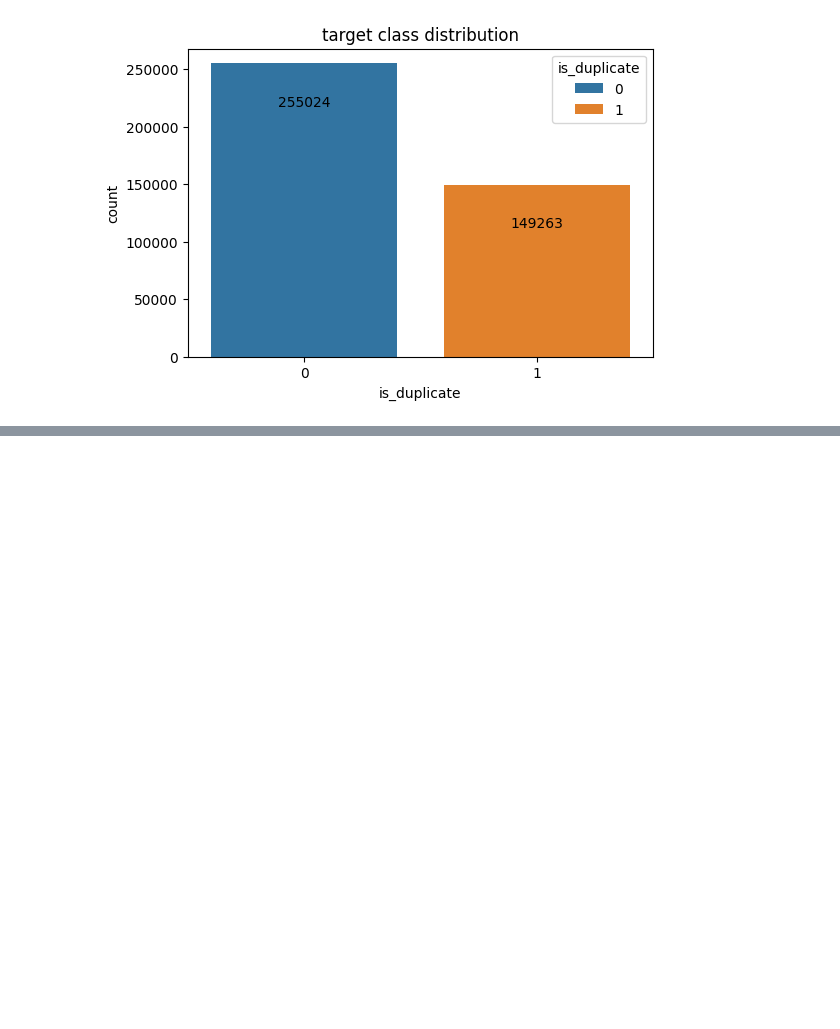
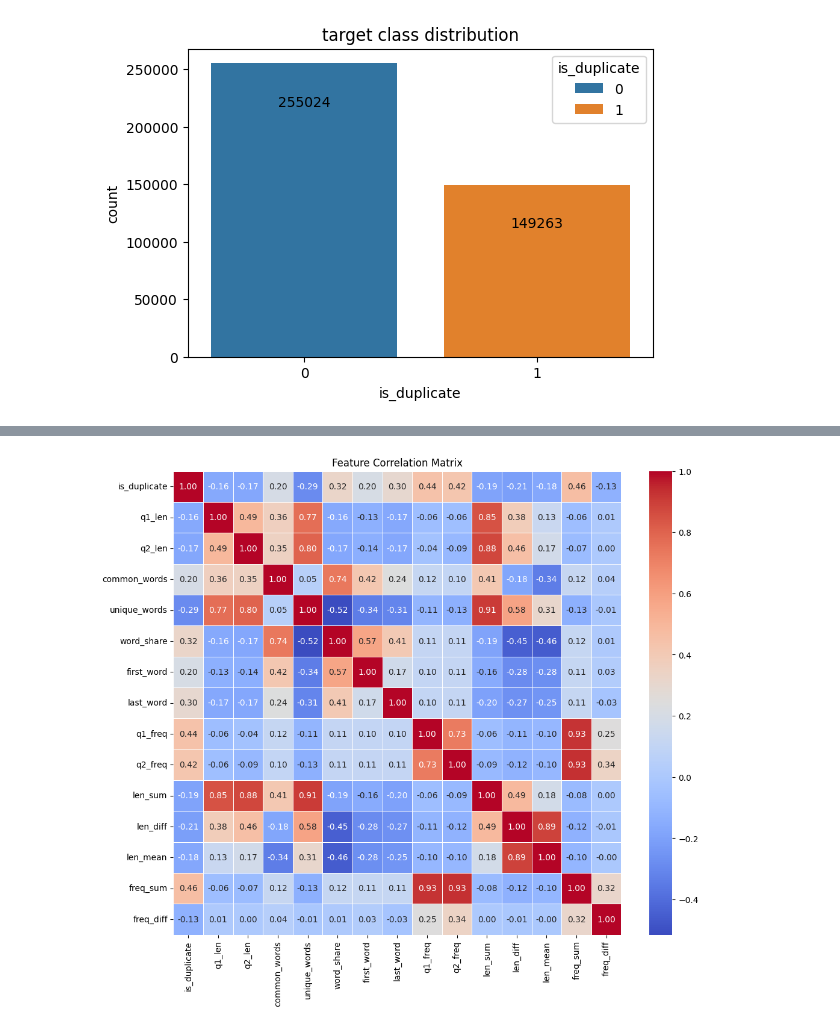
Before and after one commit to 8366888C/question-similarity, a Jupyter notebook: notebooks/eda.ipynb, the cells around one changed output, grey strips where cells are left out. Cells and saved outputs as stored; diff of their text form; code cells hidden in the pictures; blank space fills up the shorter version.

```diff
--- a/notebooks/eda.ipynb
+++ b/notebooks/eda.ipynb
@@ -212,0 +221,11 @@ plt.show()
+# %%
+features = df.drop(columns=["id", "qid1", "qid2", "question1", "question2"]).columns
+
+corr_matrix = df[features].corr()
+
+plt.figure(figsize=(12, 10))
+sns.heatmap(corr_matrix, annot=True, fmt=".2f", cmap='coolwarm', linewidths=0.5)
+plt.title("Feature Correlation Matrix")
+plt.show()
+# %% [output]
+[figure, added]
```
Also changed, not shown: parts of 23 cells of this notebook.
